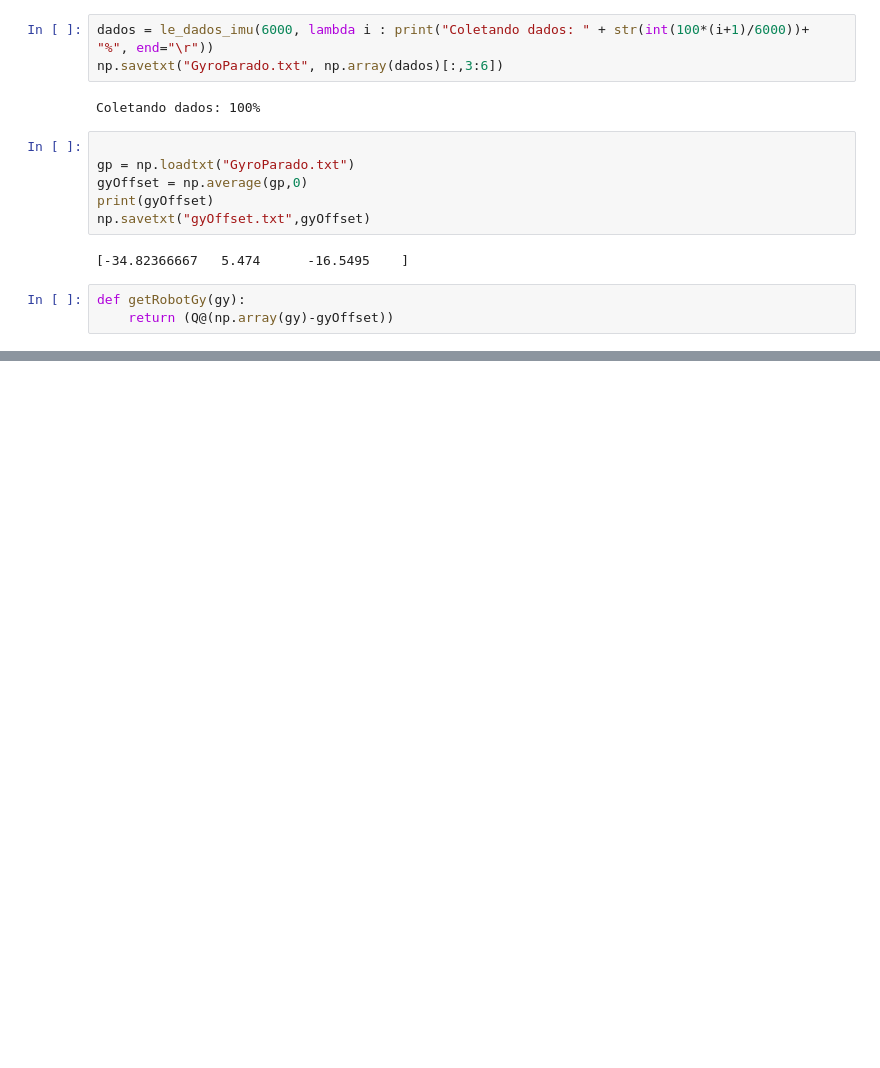
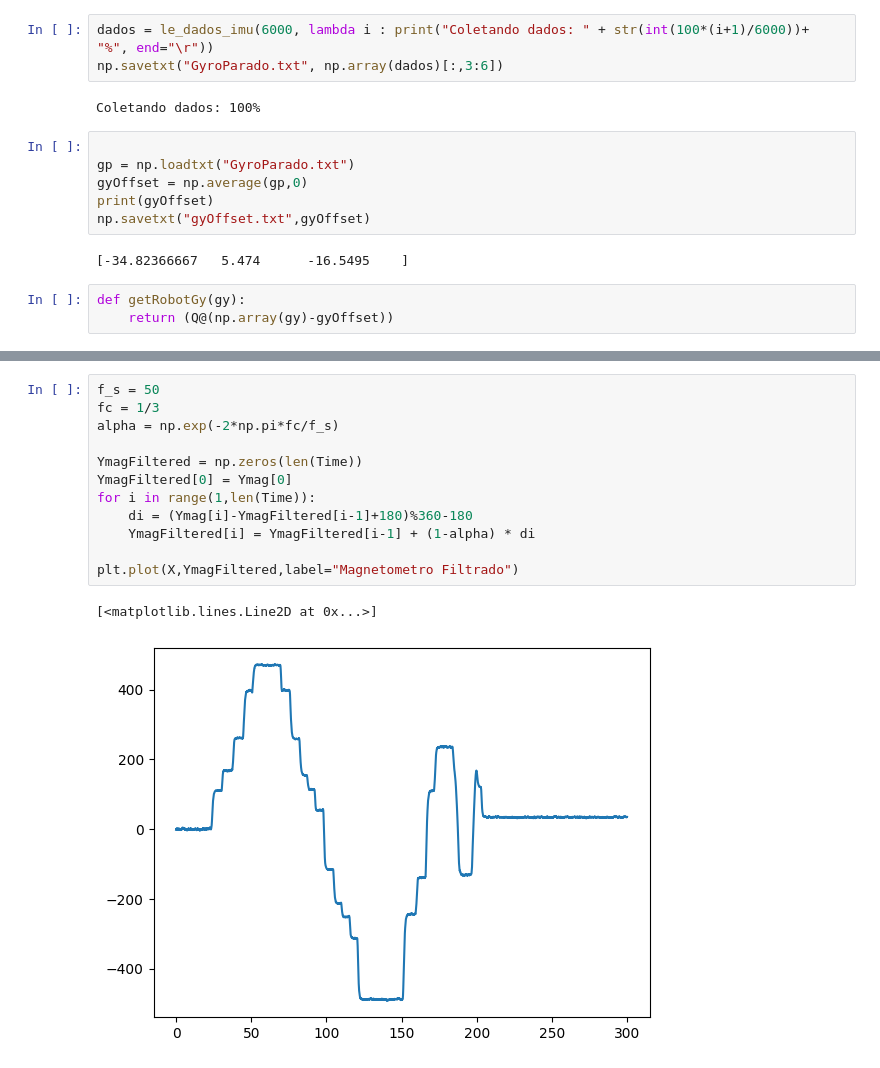
Before and after one commit to alanhpereira/pmr3502imu, a Jupyter notebook: gyro.ipynb, the cells around one changed output, grey strips where cells are left out. Cells and saved outputs as stored; diff of their text form; blank space fills up the shorter version.

```diff
--- a/gyro.ipynb
+++ b/gyro.ipynb
@@ -85,0 +115,15 @@ plt.show()
+# %%
+f_s = 50
+fc = 1/3
+alpha = np.exp(-2*np.pi*fc/f_s)
+
+YmagFiltered = np.zeros(len(Time))
+YmagFiltered[0] = Ymag[0]
+for i in range(1,len(Time)):
+    di = (Ymag[i]-YmagFiltered[i-1]+180)%360-180
+    YmagFiltered[i] = YmagFiltered[i-1] + (1-alpha) * di
+
+plt.plot(X,YmagFiltered,label="Magnetometro Filtrado")
+# %% [output]
+[<matplotlib.lines.Line2D at 0x...>]
+[figure, added]
```
Also changed, not shown: parts of 4 cells of this notebook, 12 other files.
